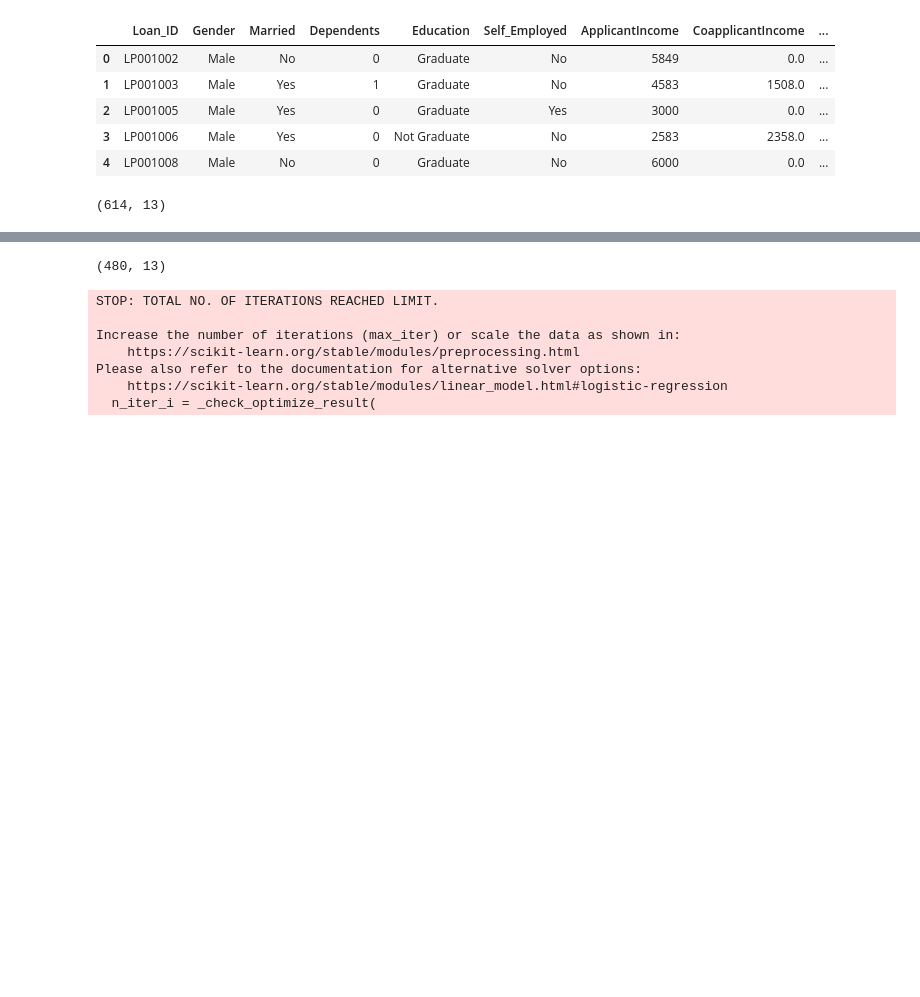
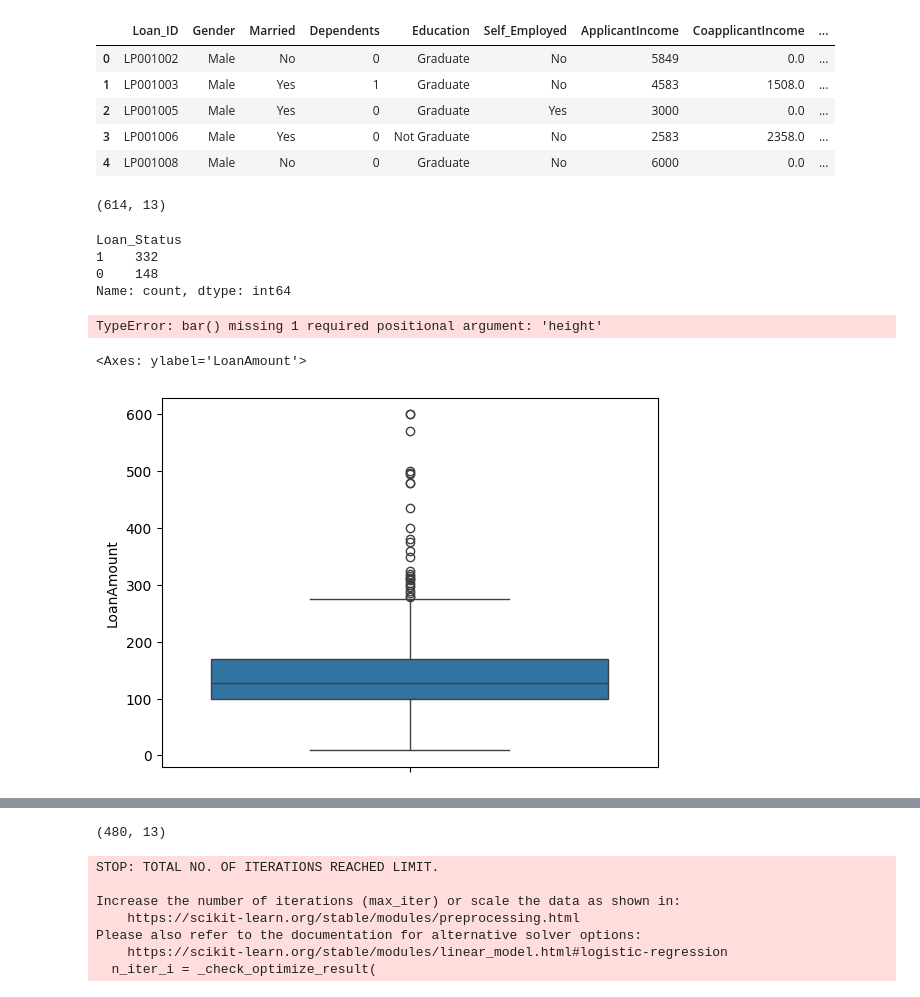
Before and after one commit to HarshSuthar1/data-science-projects, a Jupyter notebook: Loan Logistic Regression/test.ipynb, the cells around one changed output, grey strips where cells are left out. Drawn from its saved outputs; the diff is of its cells as text; code cells hidden in the pictures; blank space fills up the shorter version.

```diff
--- a/Loan Logistic Regression/test.ipynb
+++ b/Loan Logistic Regression/test.ipynb
@@ -19,6 +21,19 @@ df.head()
 df.shape
 # %% [output]
 (614, 13)
-# %%
-ecode = LabelEncoder()
-df.Loan_Status = ecode.fit_transform(df.Loan_Status)
+# %%
+counts = df['Loan_Status'].value_counts()
+# %% [output]
+Loan_Status
+1    332
+0    148
+Name: count, dtype: int64
+# %%
+plt.bar()
+# %% [output]
+TypeError: bar() missing 1 required positional argument: 'height'
+# %%
+sns.boxplot(df['LoanAmount'])
+# %% [output]
+<Axes: ylabel='LoanAmount'>
+[figure, added]
```
Also changed, not shown: parts of 5 cells of this notebook, 7 other files.
